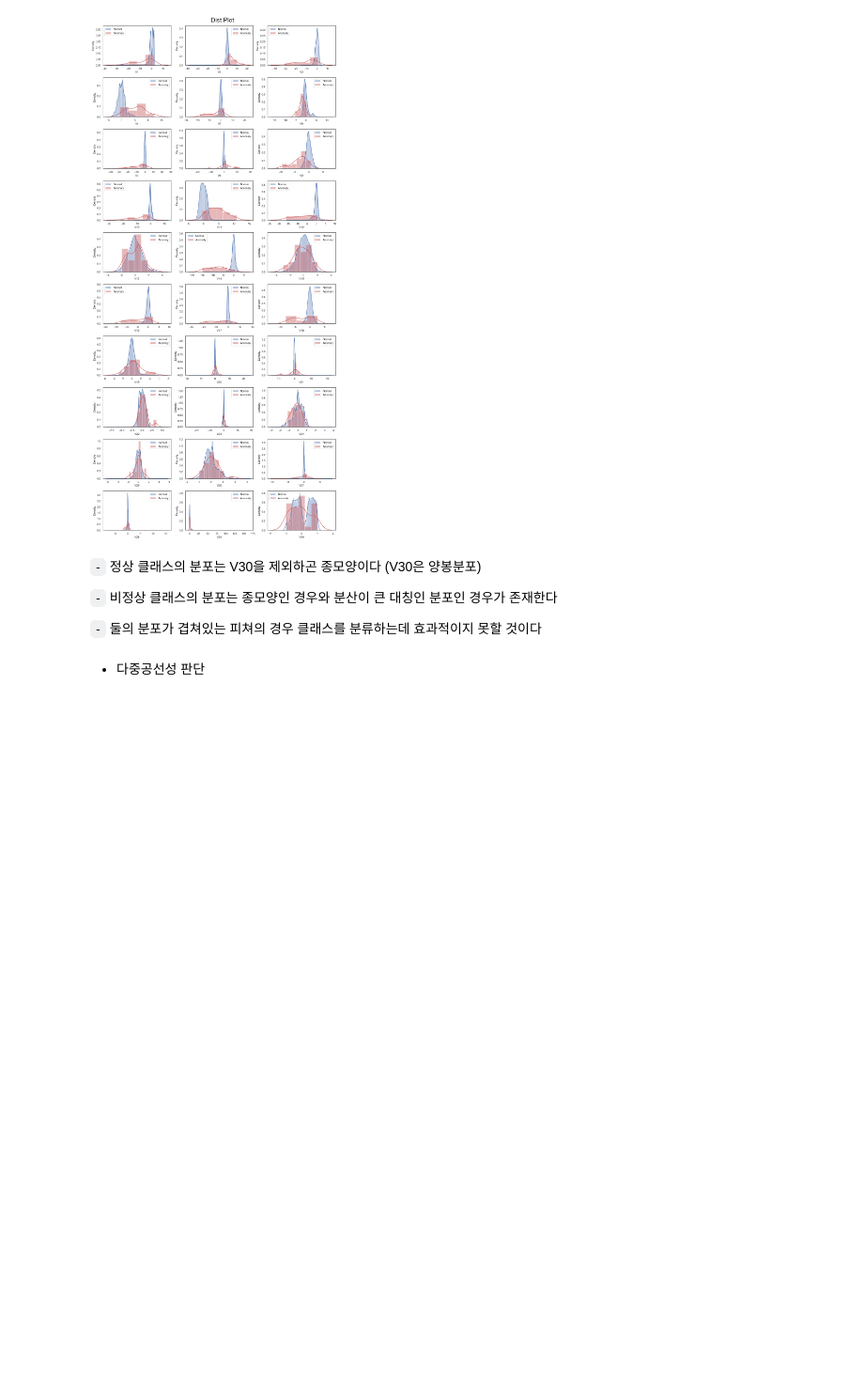
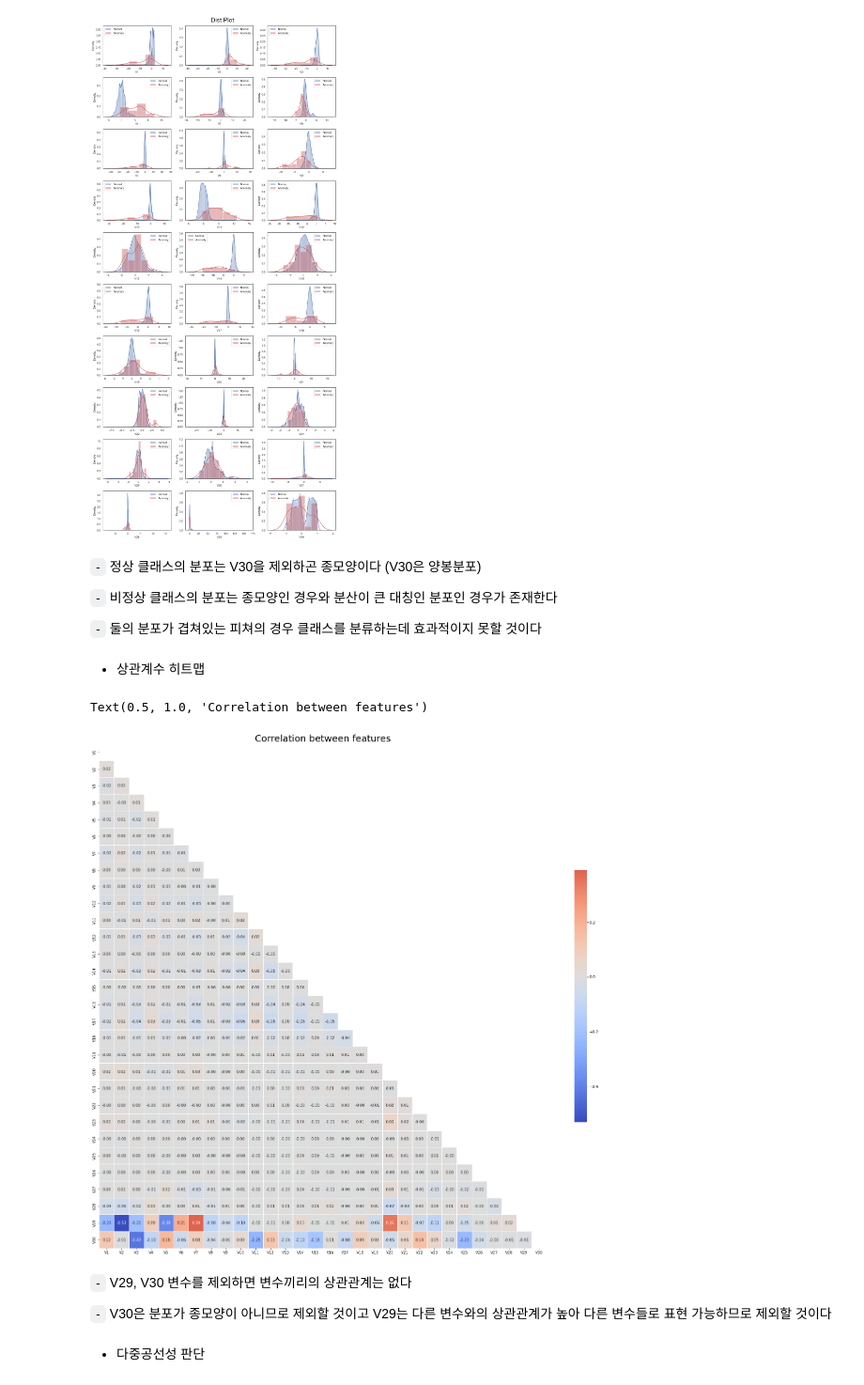
Before and after one commit to Jaesu26/Dacon-credit-card-fraud-detection, a Jupyter notebook: 신용카드-사기탐색-EDA모델링.ipynb, the cells around one changed output. Shown at 94% size. Cells and saved outputs as stored; diff of their text form; code cells hidden in the pictures; blank space fills up the shorter version.

```diff
--- a/신용카드-사기탐색-EDA모델링.ipynb
+++ b/신용카드-사기탐색-EDA모델링.ipynb
@@ -114,6 +114,24 @@ show_distplot(valid, row=10, column=3, target='Class')
 `-` 비정상 클래스의 분포는 종모양인 경우와 분산이 큰 대칭인 분포인 경우가 존재한다
 
 `-` 둘의 분포가 겹쳐있는 피쳐의 경우 클래스를 분류하는데 효과적이지 못할 것이다
+# %% [markdown]
+- 상관계수 히트맵
+# %%
+df_corr = train.drop('ID', axis=1)
+corr = df_corr.corr(method='pearson')
+mask = np.triu(np.ones_like(corr, dtype=bool))
+
+plt.figure(figsize=(27, 25))
+sns.heatmap(data=corr,  mask=mask, annot=True, fmt='.2f', center=0,
+            linewidths=0.5, cmap='coolwarm', cbar_kws={'shrink': .5})
+plt.title('Correlation between features', fontsize=25)
+# %% [output]
+Text(0.5, 1.0, 'Correlation between features')
+[figure, added]
+# %% [markdown]
+`-` V29, V30 변수를 제외하면 변수끼리의 상관관계는 없다
+
+`-` V30은 분포가 종모양이 아니므로 제외할 것이고 V29는 다른 변수와의 상관관계가 높아 다른 변수들로 표현 가능하므로 제외할 것이다
 # %% [markdown]
 - 다중공선성 판단
 # %% [markdown]
```
Also changed, not shown: parts of 74 cells of this notebook.
